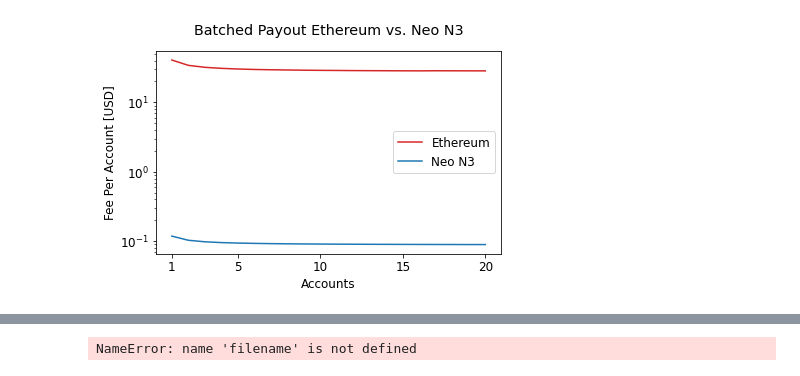
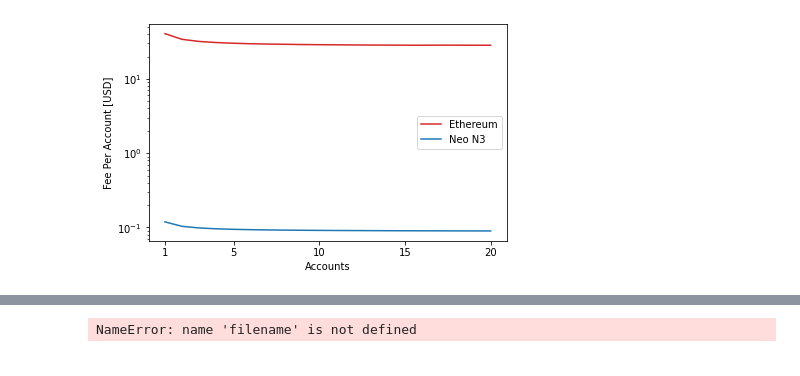
Before and after one commit to flatfeestack/flatfeestack, a Jupyter notebook: smart-contracts-neo/visualise_evaluation.ipynb, the cells around one changed output, grey strips where cells are left out. Drawn from its saved outputs; the diff is of its cells as text; code cells hidden in the pictures.

```diff
--- a/smart-contracts-neo/visualise_evaluation.ipynb
+++ b/smart-contracts-neo/visualise_evaluation.ipynb
@@ -29,7 +29,9 @@ neoWithdrawWitnessFilename = 'evaluation_results/neo/withdraw-witness.csv'
 # Read Former Payout Information
 formerAccounts = []
 formerFillGas = []
+formerFillPerAccountGas = []
 formerFillPresetGas = []
+formerFillPresetPerAccountGas = []
 
 i = 0
 with open(ethFormerPayoutFilename) as csvfile:
@@ -41,12 +43,19 @@ with open(ethFormerPayoutFilename) as csvfile:
         if i == 2:
             formerReleaseGas = int(row[0].split('=')[1])
             continue
-        formerAccounts.append(int(row[0]))
-        formerFillGas.append(int(row[1]))
-        formerFillPresetGas.append(int(row[2]))
+        accounts = int(row[0])
+        formerAccounts.append(accounts)
+        fillGas = int(row[1])
+        formerFillGas.append(fillGas)
+        formerFillPerAccountGas.append(fillGas / accounts)
+        presetFillGas = int(row[2])
+        formerFillPresetGas.append(presetFillGas)
+        formerFillPresetPerAccountGas.append(presetFillGas / accounts)
 
 # Post:
 # formerReleaseGas
 # formerAccounts[]
 # formerFillGas[]
+# formerFillPerAccountGas[]
 # formerFillPresetGas[]
+# formerFillPresetPerAccountGas[]
@@ -262,37 +291,37 @@ neoWithdrawWitnessInt64PresetUSD = neoWithdrawWitnessInt64PresetGas * DOLLARS_PE
 # %%
 # Plot Ethereum vs. Neo N3 Batched Payout
 
-font = {'size': 12}
+font = {'size': 10}
 plt.rc('font', **font)
 
 safeas = 'batchPayout-eth-vs-neo.pdf'
 title = 'Batched Payout Ethereum vs. Neo N3'
 xlabel = 'Accounts'
 ax1_ylabel = 'Total Fee [USD]'
 ax1_x = ethAccounts[:20]
 ax1_y = ethBatchPerAccountUSD[:20]
 ax1_color = 'tab:red'
 ax2_ylabel = 'Fee Per Account [USD]'
 ax2_x = neoAccounts[:20]
 ax2_y = neoBatchPerAccountUSD[:20]
 ax2_color = 'tab:blue'
 xaxis_ticks = np.arange(0, 21, 5)
 xaxis_ticks[0] = 1
 xaxis_ticks[len(xaxis_ticks)-1] = 20
 
 plt.plot(ax1_x, ax1_y, color = ax1_color, label = "Ethereum")# marker = 'o', markersize = 1, linestyle = "None", dpi = 400)
 plt.plot(ax2_x, ax2_y, color = ax2_color, label = "Neo N3")# marker = 'o', markersize = 1, linestyle = "None", dpi = 400)
 plt.xlabel("Accounts")
 plt.ylabel("Fee Per Account [USD]")
 
 plt.tight_layout(pad=2.0)  # otherwise the right y-label is slightly clipped
 plt.legend()
 
-plt.title(title, y=1.05)
+#plt.title(title)
 #plt.suptitle(title, y=1.12)
 plt.xticks(xaxis_ticks)
 plt.yscale('log')
 plt.savefig('plots/' + safeas, dpi=400)
 plt.show()
 # %% [output]
-[figure, old version]
+[figure, new version]
```
Also changed, not shown: parts of 18 cells of this notebook.
